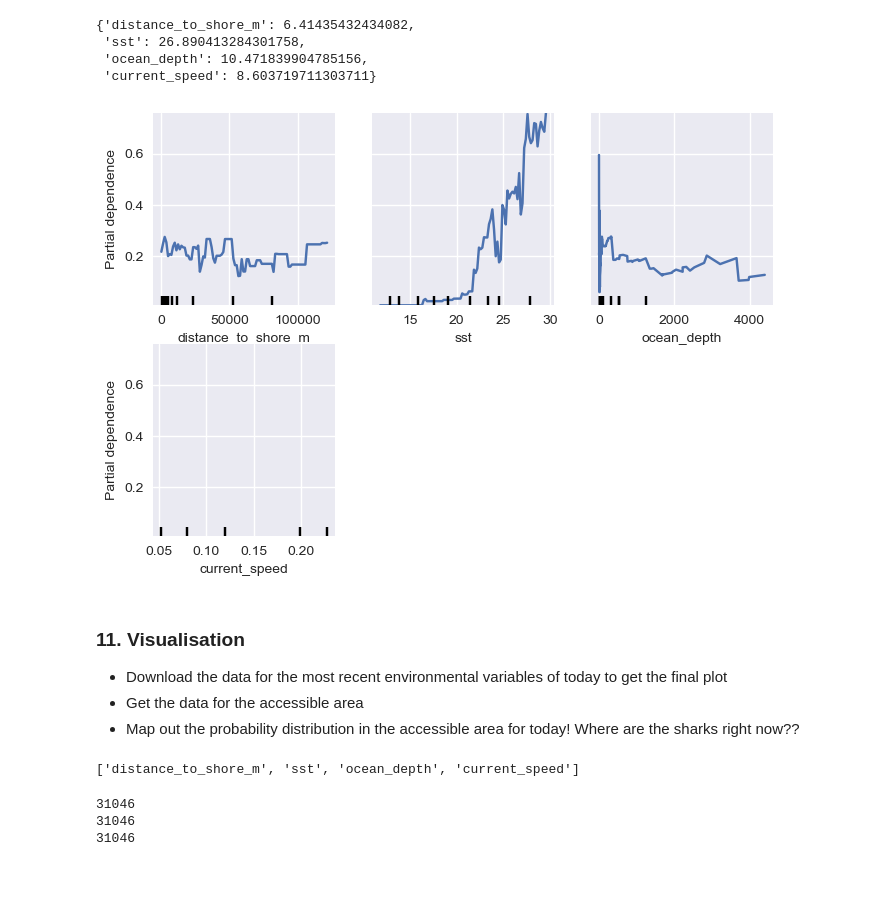
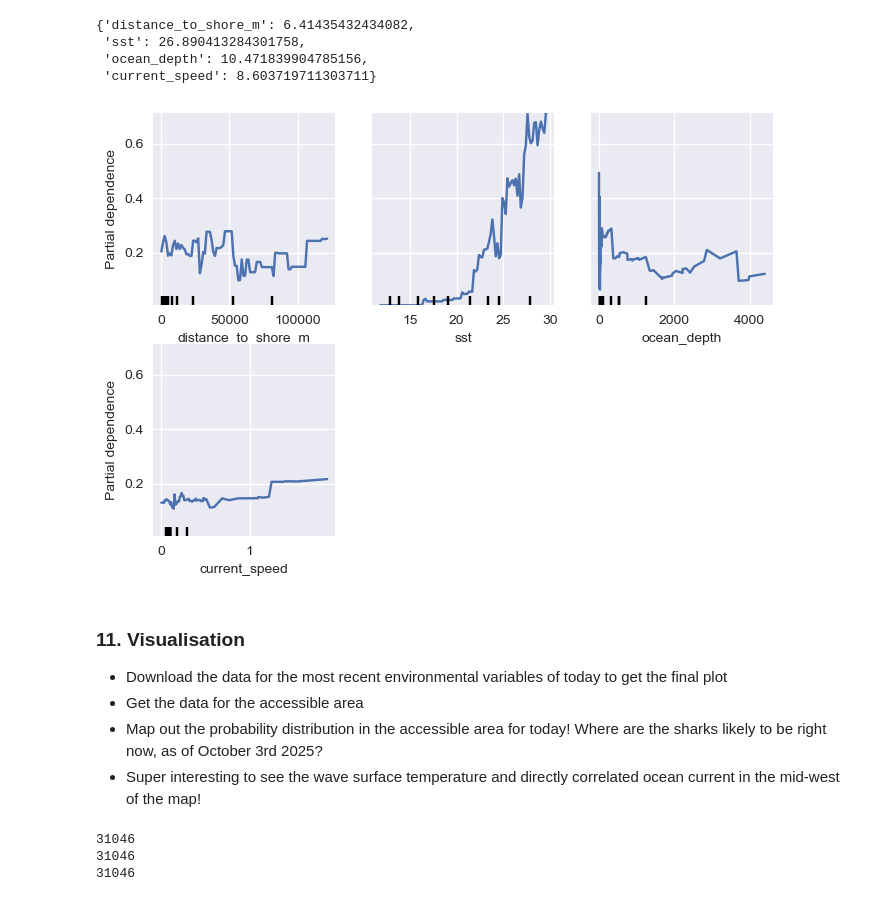
Before and after one commit to MaxAntson/sharks-from-space, a Jupyter notebook: model/notebooks/scalloped_hammerhead_model_pipeline.ipynb, the cells around one changed output. Cells and saved outputs as stored; diff of their text form; code cells hidden in the pictures.

Commit message:
update README, clean up notebook, filter absence on presence

```diff
--- a/model/notebooks/initial_data_exploration.ipynb
+++ b/model/notebooks/scalloped_hammerhead_model_pipeline.ipynb
@@ -202,3 +217,7 @@ lons = accessible_area["longitude"].values
 lats = accessible_area["latitude"].values
 visualise_data_on_map(coastline, [presence_gdf], ["red"], ["Observations"], accessible_area=accessible_area,
                       plot_bounding_box=False, limit_to_bounding_box=True)
+# %%
+accessible_area_mask, accessible_area = create_accessible_area()
+lons = accessible_area["longitude"].values
+lats = accessible_area["latitude"].values
@@ -254,6 +278,15 @@ Filtered out 23046 rows based on invalid dates, leaving 1801514 rows
 Filtered out 237792 rows based on being too old, leaving 1563722 rows
 Filtered out 534563 rows based on accessible area, leaving 1029159 rows
 # %%
+def filter_dataset_1_by_distance_to_dataset_2(gdf_1, gdf_2, threshold_m):
+    gdf_1 = gdf_1.to_crs(epsg=3857)
+    gdf_2 = gdf_2.to_crs(epsg=3857)
+    joined = gdf_1.sjoin_nearest(gdf_2[["geometry"]], how="left", distance_col="dist_m")
+    joined = joined.drop_duplicates("gbifID")
+    gdf_1 = gdf_1.loc[joined["dist_m"] >= threshold_m].copy()
+    return gdf_1
+
+
 def create_raw_raster(gdf, accessible_area):
     raster = np.zeros_like(accessible_area, dtype=int)
     lons = accessible_area["longitude"].values
@@ -264,8 +297,6 @@ def create_raw_raster(gdf, accessible_area):
         if accessible_area.sel(longitude=lon, latitude=lat, method="nearest").values == 0:
             continue
         raster[lat_idx, lon_idx] += 1
-    # Expect large number in a hotspot, median of 0 as most points are empty, but still a decently large amount of non-zero points
-    # print(f"Raster stats - max: {raster.max()}, median: {np.median(raster)}, non-zero count: {(raster > 0).sum()}")
     return raster
 
 
@@ -278,6 +309,8 @@ background_rasters = {}
 for year in tqdm(range(2003, 2024)):
     for month in range(1, 13):
         year_month_gdf = background_gdf[(background_gdf["date"].dt.year == year) & (background_gdf["date"].dt.month == month)]
+        year_month_presence = presence_gdf_filtered[(presence_gdf_filtered["date"].dt.year == year) & (presence_gdf_filtered["date"].dt.month == month)]
+        year_month_gdf = filter_dataset_1_by_distance_to_dataset_2(year_month_gdf, year_month_presence, 5000)
         raw_raster = create_raw_raster(year_month_gdf, accessible_area)
         prob_raster = create_probability_raster(raw_raster, sigma=1)
         background_rasters[(year, month)] = prob_raster
@@ -729,7 +754,7 @@ def train_xgboost_model(X_train, y_train, X_val, y_val, positive_weight):
         subsample=0.8,
         colsample_bytree=0.8,
         reg_lambda=1.0,
-        reg_alpha=0.0,
+        reg_alpha=0.1,
         scale_pos_weight=positive_weight,
         n_jobs=4,
         early_stopping_rounds=50,
@@ -818,25 +847,28 @@ importance_df
  'ocean_depth': 10.471839904785156,
  'current_speed': 8.603719711303711}
 # %%
+X_val_filled = X_val.copy()
+X_val_filled = X_val_filled.astype(float)
+for col in range(X_val.shape[1]):
+    median_val = np.nanmedian(X_val[:, col])
+    X_val_filled[np.isnan(X_val_filled[:, col]), col] = median_val
+
 PartialDependenceDisplay.from_estimator(
     final_model,
-    X_val,
+    X_val_filled,
     features=[i for i in range(len(PREDICTOR_COLS))],
     feature_names=PREDICTOR_COLS,
     kind="average",
 )
 plt.show()
 # %% [output]
-[figure, old version]
+[figure, new version]
 # %% [markdown]
 ### 11. Visualisation
 - Download the data for the most recent environmental variables of today to get the final plot
 - Get the data for the accessible area
-- Map out the probability distribution in the accessible area for today! Where are the sharks right now??
+- Map out the probability distribution in the accessible area for today! Where are the sharks likely to be right now, as of October 3rd 2025?
+- Super interesting to see the wave surface temperature and directly correlated ocean current in the mid-west of the map!
-# %%
-PREDICTOR_COLS
-# %% [output]
-['distance_to_shore_m', 'sst', 'ocean_depth', 'current_speed']
 # %%
 today_date = pd.Timestamp("2025-10-03")
 for var_name, save_name in [("t_sea_sfc:C", "sst"), ("ocean_depth:m", "ocean_depth"), ("ocean_current_speed:ms", "current_speed")]:
```
Also changed, not shown: parts of 25 cells of this notebook, 1 other file.
